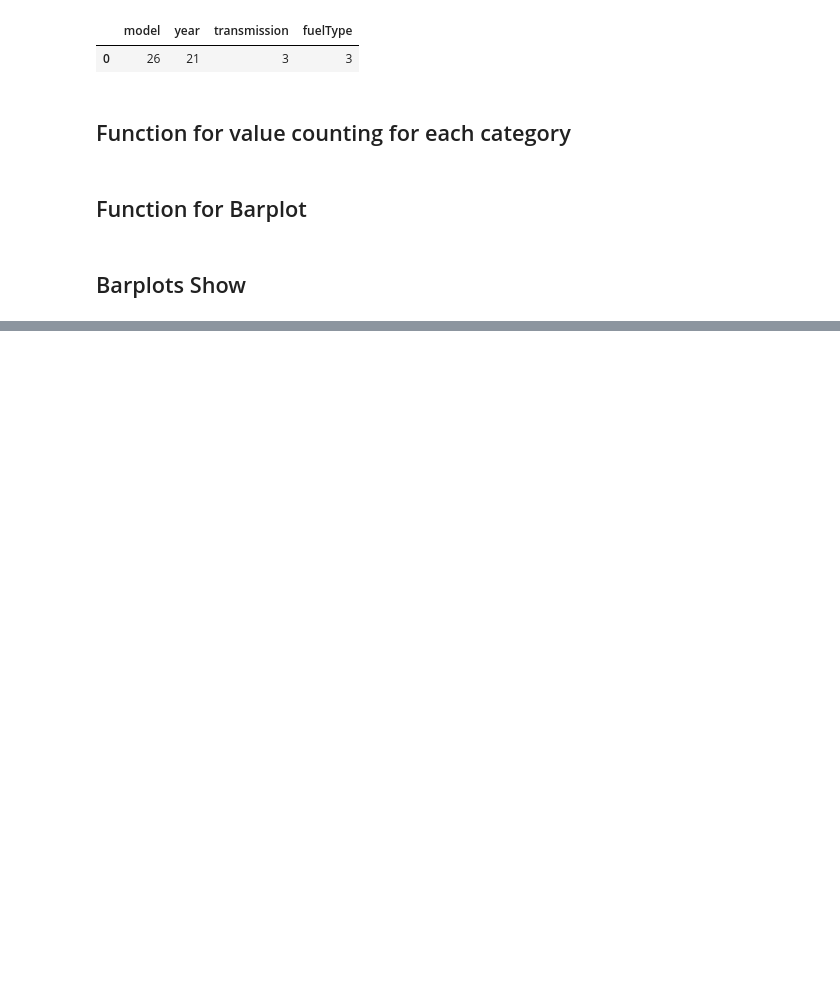
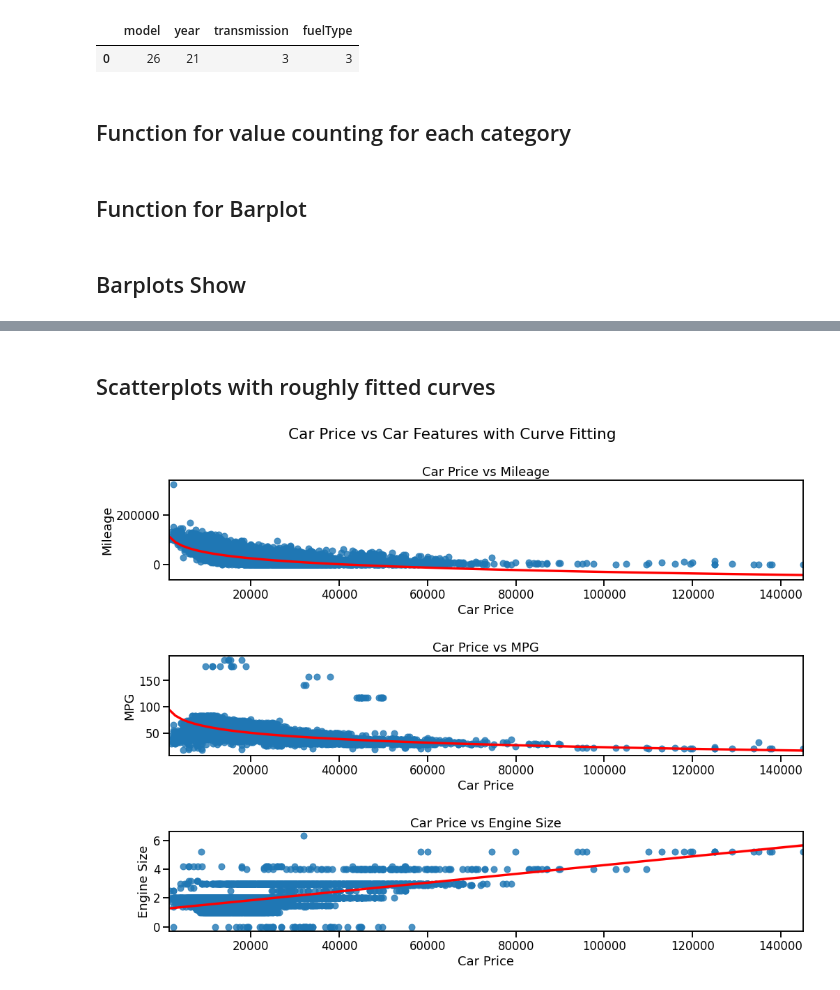
Before and after one commit to ahsanul-islam/Audi_used_car_analysis, a Jupyter notebook: audi_used_car_EDA.ipynb, the cells around one changed output, grey strips where cells are left out. Drawn from its saved outputs; the diff is of its cells as text; code cells hidden in the pictures; blank space fills up the shorter version.

```diff
--- a/audi_used_car_EDA.ipynb
+++ b/audi_used_car_EDA.ipynb
@@ -109,0 +162,32 @@ plt.show()
+# %% [markdown]
+## Scatterplots with roughly fitted curves
+# %%
+plt.figure(figsize=(16,12))
+sns.set_context('talk')
+
+## Fit with logarithmic regression
+plt.subplot(3,1,1)
+sns.regplot(x='price',y='mileage',data=df,line_kws={'color':'r'},logx=1)
+plt.xlabel('Car Price')
+plt.ylabel('Mileage')
+plt.title('Car Price vs Mileage')
+
+## Fit with logarithmic regression
+plt.subplot(3,1,2)
+sns.regplot(x='price',y='mpg',data=df,line_kws={'color':'r'},logx=1)
+plt.xlabel('Car Price')
+plt.ylabel('MPG')
+plt.title('Car Price vs MPG')
+
+## Fit with linear regression
+plt.subplot(3,1,3)
+sns.regplot(x='price',y='engineSize',data=df,line_kws={'color':'r'},order=1)
+plt.xlabel('Car Price')
+plt.ylabel('Engine Size')
+plt.title('Car Price vs Engine Size')
+
+plt.suptitle('Car Price vs Car Features with Curve Fitting')
+
+plt.tight_layout(pad=4, w_pad=2, h_pad=2)
+# %% [output]
+[figure, added]
```
Also changed, not shown: parts of 15 cells of this notebook.
